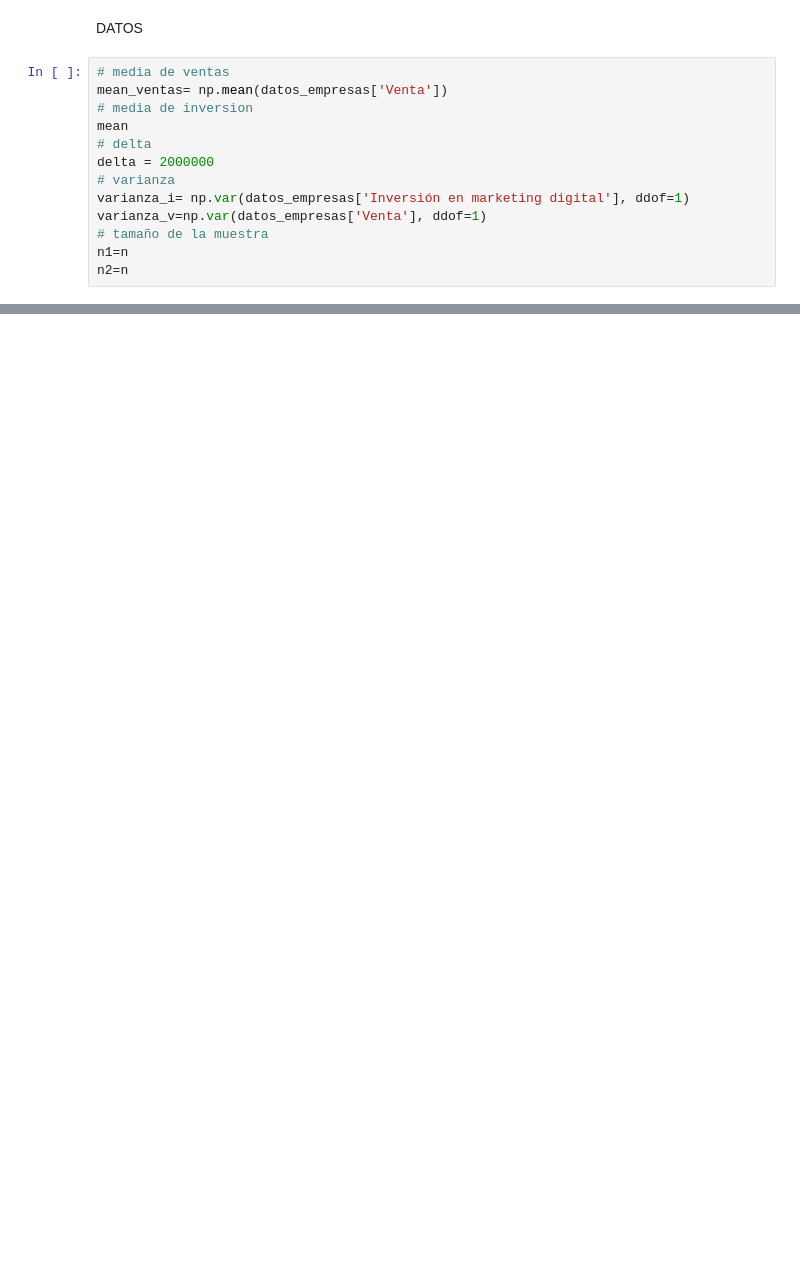
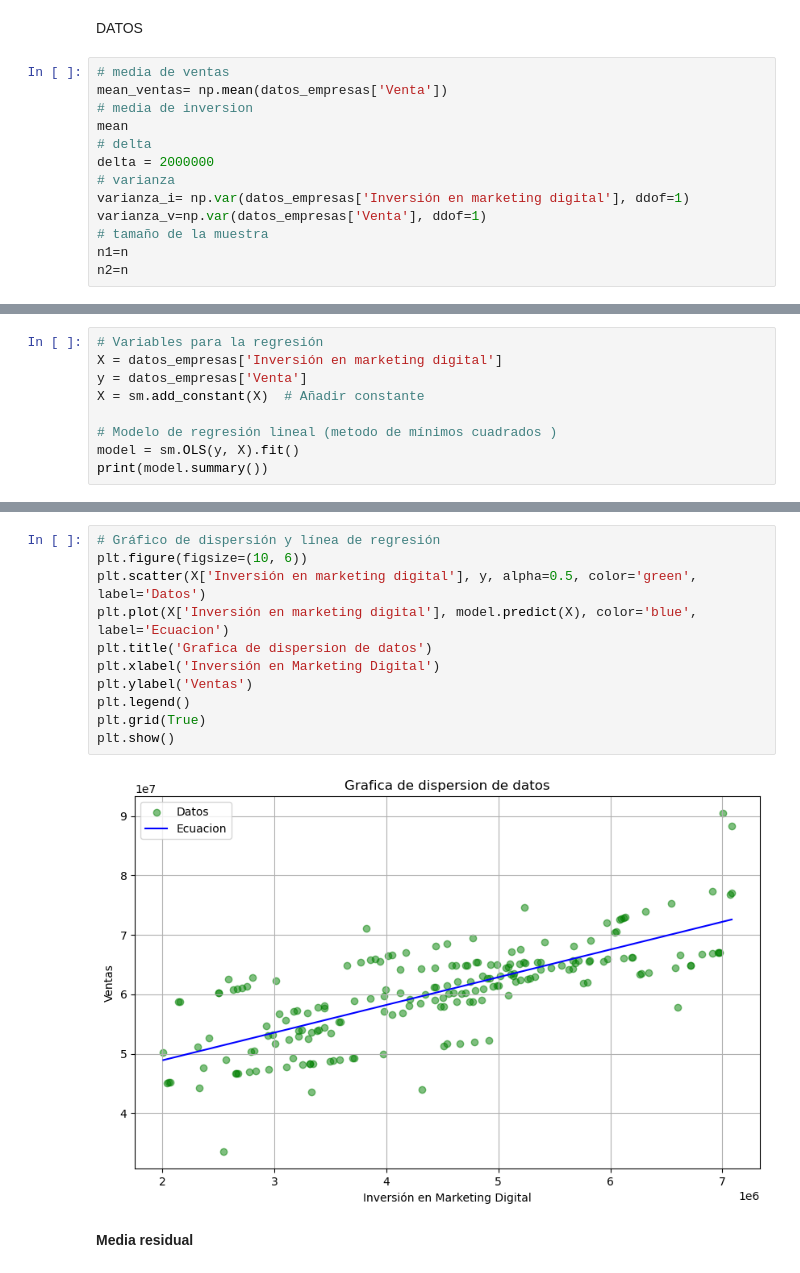
Before and after one commit to Andres-Fonseca/estadistica, a Jupyter notebook: estadistica_2.ipynb, the cells around one changed output, grey strips where cells are left out. Cells and saved outputs as stored; diff of their text form; blank space fills up the shorter version.

```diff
--- a/estadistica_2.ipynb
+++ b/estadistica_2.ipynb
@@ -87,0 +186,9 @@ n2=n
+# %%
+# Variables para la regresión
+X = datos_empresas['Inversión en marketing digital']
+y = datos_empresas['Venta']
+X = sm.add_constant(X)  # Añadir constante
+
+# Modelo de regresión lineal (metodo de mínimos cuadrados )
+model = sm.OLS(y, X).fit()
+print(model.summary())
@@ -87,0 +229,15 @@ n2=n
+# %%
+# Gráfico de dispersión y línea de regresión
+plt.figure(figsize=(10, 6))
+plt.scatter(X['Inversión en marketing digital'], y, alpha=0.5, color='green', label='Datos')
+plt.plot(X['Inversión en marketing digital'], model.predict(X), color='blue', label='Ecuacion')
+plt.title('Grafica de dispersion de datos')
+plt.xlabel('Inversión en Marketing Digital')
+plt.ylabel('Ventas')
+plt.legend()
+plt.grid(True)
+plt.show()
+# %% [output]
+[figure, added]
+# %% [markdown]
+**Media residual**
```
Also changed, not shown: parts of 36 cells of this notebook, 1 other file.
